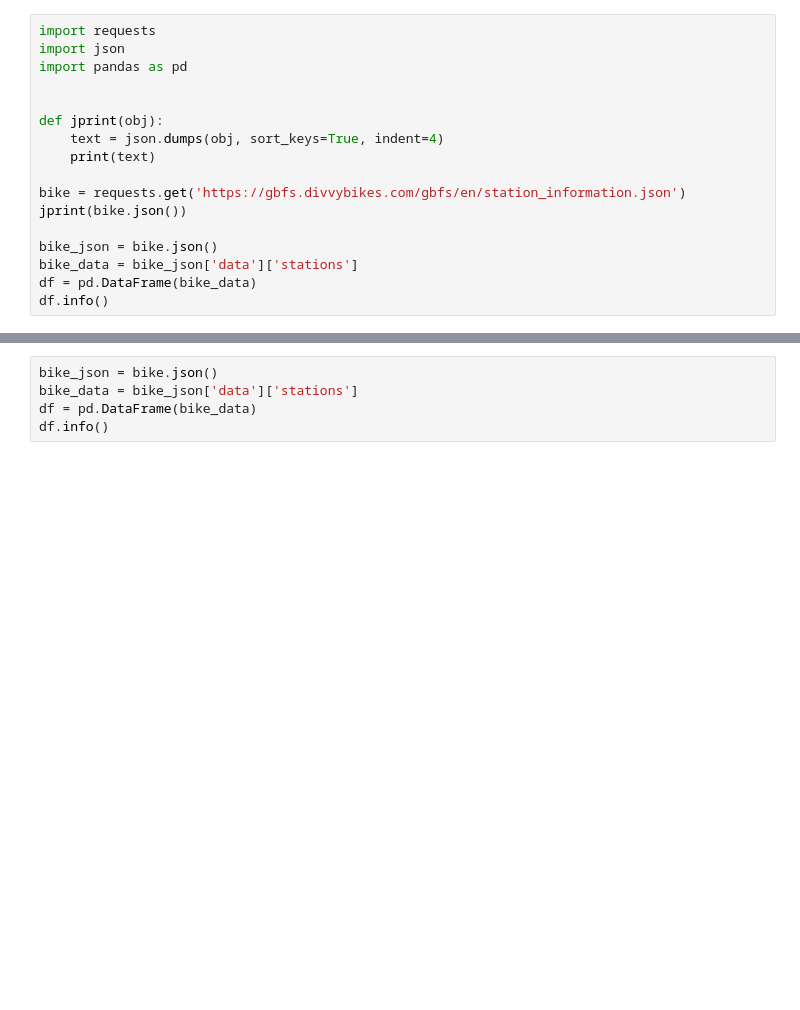
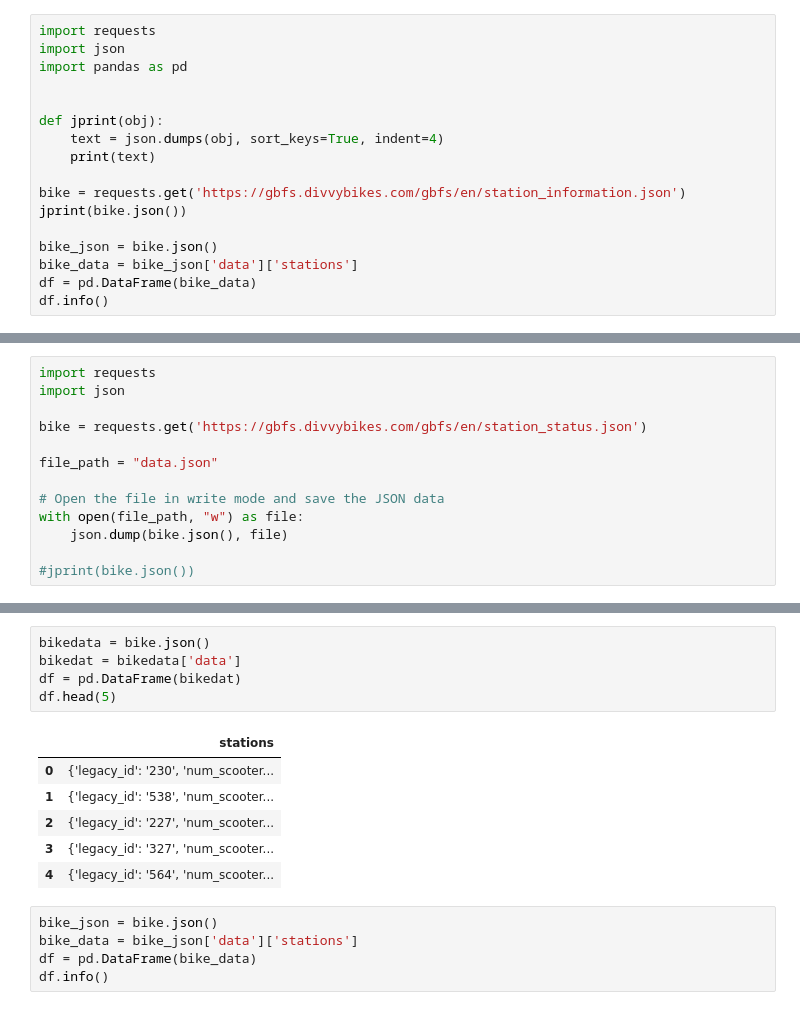
Before and after one commit to andyguo0228/bike_share_python, a Jupyter notebook: bikeshare_remake.ipynb, the cells around one changed output, grey strips where cells are left out. Cells and saved outputs as stored; diff of their text form; blank space fills up the shorter version.

```diff
--- a/bikeshare_remake.ipynb
+++ b/bikeshare_remake.ipynb
@@ -59,0 +48,13 @@ jprint(bike.json())
+# %%
+import requests
+import json
+
+bike = requests.get('https://gbfs.divvybikes.com/gbfs/en/station_status.json')
+
+file_path = "data.json"
+
+# Open the file in write mode and save the JSON data
+with open(file_path, "w") as file:
+    json.dump(bike.json(), file)
+
+#jprint(bike.json())
@@ -60,3 +81,15 @@ jprint(bike.json())
+# %%
+bikedata = bike.json()
+bikedat = bikedata['data']
+df = pd.DataFrame(bikedat)
+df.head(5)
+# %% [output]
+|  | stations |
+| 0 | {'legacy_id': '230', 'num_scooter... |
+| 1 | {'legacy_id': '538', 'num_scooter... |
+| 2 | {'legacy_id': '227', 'num_scooter... |
+| 3 | {'legacy_id': '327', 'num_scooter... |
+| 4 | {'legacy_id': '564', 'num_scooter... |
 # %%
 bike_json = bike.json()
 bike_data = bike_json['data']['stations']
```
Also changed, not shown: parts of 4 cells of this notebook, 6 other files.
